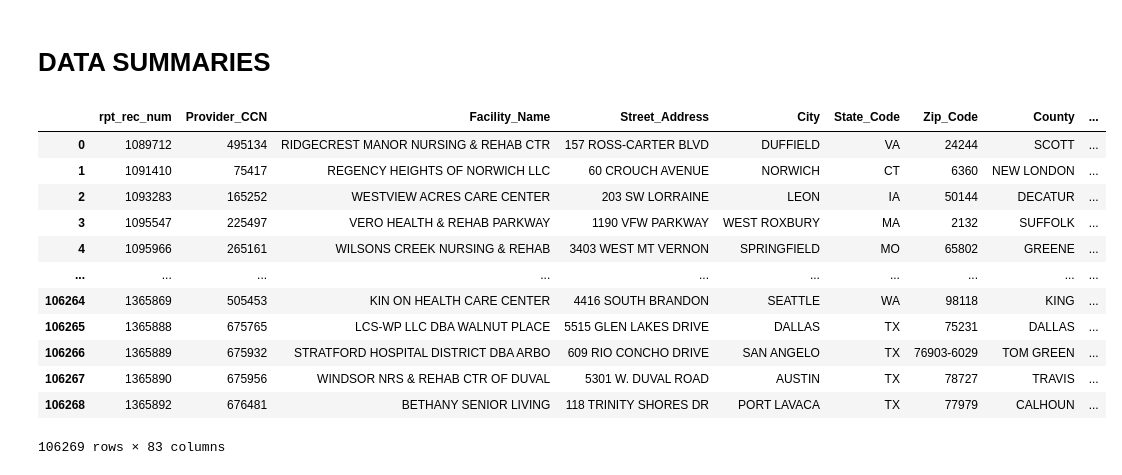
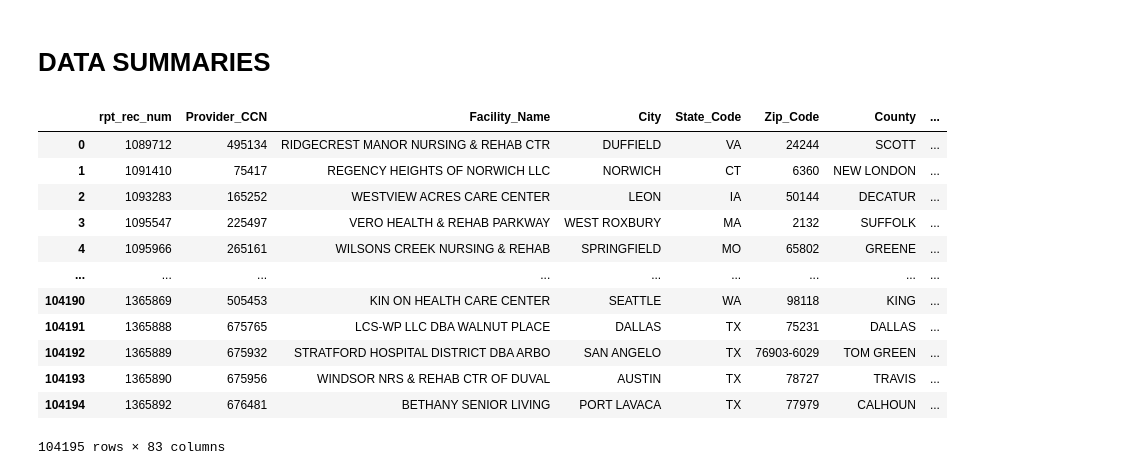
Before and after one commit to lhperreault/Invest_in_retirement_homes-, a Jupyter notebook: Data_Summaries_Cost.ipynb, the cells around one changed output. Cells and saved outputs as stored; diff of their text form; code cells hidden in the pictures.

```diff
--- a/Data_Summaries_Cost.ipynb
+++ b/Data_Summaries_Cost.ipynb
@@ -29,19 +29,19 @@ from sklearn.metrics import mean_squared_error, r2_score
 # allow us to see all columns
 pd.set_option('display.max_columns', None)
 # %%
-df = pd.read_csv("../Datasets_P1/df_filled_important.csv")
+df = pd.read_csv("../Datasets_P1/df_scaled.csv")
 df
 # %% [output]
-|  | rpt_rec_num | Provider_CCN | Facility_Name | Street_Address | City | State_Code | Zip_Code | County | ... |
-| 0 | 1089712 | 495134 | RIDGECREST MANOR NURSING & REHAB CTR | 157 ROSS-CARTER BLVD | DUFFIELD | VA | 24244 | SCOTT | ... |
-| 1 | 1091410 | 75417 | REGENCY HEIGHTS OF NORWICH LLC | 60 CROUCH AVENUE | NORWICH | CT | 6360 | NEW LONDON | ... |
-| 2 | 1093283 | 165252 | WESTVIEW ACRES CARE CENTER | 203 SW LORRAINE | LEON | IA | 50144 | DECATUR | ... |
-| 3 | 1095547 | 225497 | VERO HEALTH & REHAB PARKWAY | 1190 VFW PARKWAY | WEST ROXBURY | MA | 2132 | SUFFOLK | ... |
-| 4 | 1095966 | 265161 | WILSONS CREEK NURSING & REHAB | 3403 WEST MT VERNON | SPRINGFIELD | MO | 65802 | GREENE | ... |
-| ... | ... | ... | ... | ... | ... | ... | ... | ... | ... |
-| 106264 | 1365869 | 505453 | KIN ON HEALTH CARE CENTER | 4416 SOUTH BRANDON | SEATTLE | WA | 98118 | KING | ... |
-| 106265 | 1365888 | 675765 | LCS-WP LLC DBA WALNUT PLACE | 5515 GLEN LAKES DRIVE | DALLAS | TX | 75231 | DALLAS | ... |
-| 106266 | 1365889 | 675932 | STRATFORD HOSPITAL DISTRICT DBA ARBO | 609 RIO CONCHO DRIVE | SAN ANGELO | TX | 76903-6029 | TOM GREEN | ... |
-| 106267 | 1365890 | 675956 | WINDSOR NRS & REHAB CTR OF DUVAL | 5301 W. DUVAL ROAD | AUSTIN | TX | 78727 | TRAVIS | ... |
-| 106268 | 1365892 | 676481 | BETHANY SENIOR LIVING | 118 TRINITY SHORES DR | PORT LAVACA | TX | 77979 | CALHOUN | ... |
+|  | rpt_rec_num | Provider_CCN | Facility_Name | City | State_Code | Zip_Code | County | ... |
+| 0 | 1089712 | 495134 | RIDGECREST MANOR NURSING & REHAB CTR | DUFFIELD | VA | 24244 | SCOTT | ... |
+| 1 | 1091410 | 75417 | REGENCY HEIGHTS OF NORWICH LLC | NORWICH | CT | 6360 | NEW LONDON | ... |
+| 2 | 1093283 | 165252 | WESTVIEW ACRES CARE CENTER | LEON | IA | 50144 | DECATUR | ... |
+| 3 | 1095547 | 225497 | VERO HEALTH & REHAB PARKWAY | WEST ROXBURY | MA | 2132 | SUFFOLK | ... |
+| 4 | 1095966 | 265161 | WILSONS CREEK NURSING & REHAB | SPRINGFIELD | MO | 65802 | GREENE | ... |
+| ... | ... | ... | ... | ... | ... | ... | ... | ... |
+| 104190 | 1365869 | 505453 | KIN ON HEALTH CARE CENTER | SEATTLE | WA | 98118 | KING | ... |
+| 104191 | 1365888 | 675765 | LCS-WP LLC DBA WALNUT PLACE | DALLAS | TX | 75231 | DALLAS | ... |
+| 104192 | 1365889 | 675932 | STRATFORD HOSPITAL DISTRICT DBA ARBO | SAN ANGELO | TX | 76903-6029 | TOM GREEN | ... |
+| 104193 | 1365890 | 675956 | WINDSOR NRS & REHAB CTR OF DUVAL | AUSTIN | TX | 78727 | TRAVIS | ... |
+| 104194 | 1365892 | 676481 | BETHANY SENIOR LIVING | PORT LAVACA | TX | 77979 | CALHOUN | ... |
-106269 rows × 83 columns
+104195 rows × 83 columns
```
Also changed, not shown: parts of 7 cells of this notebook.
